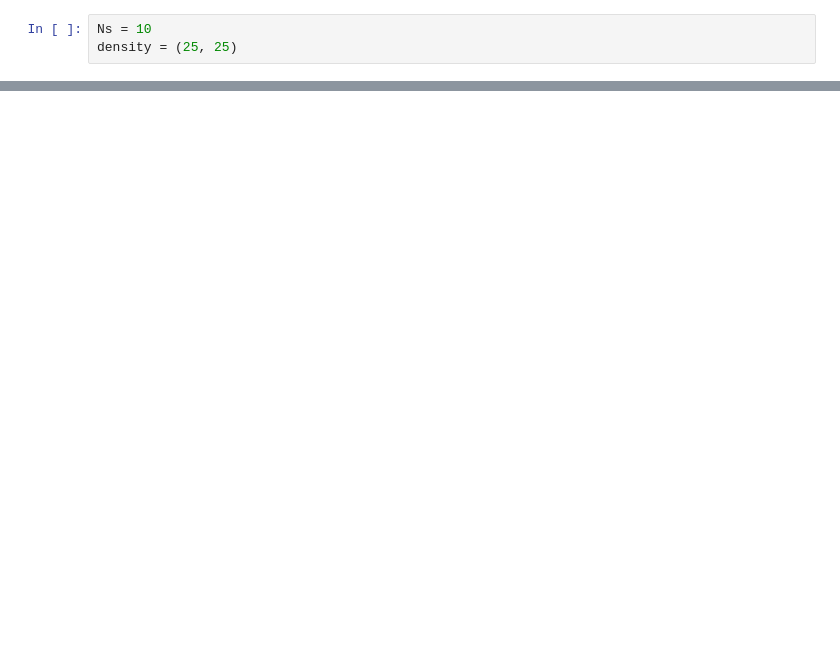
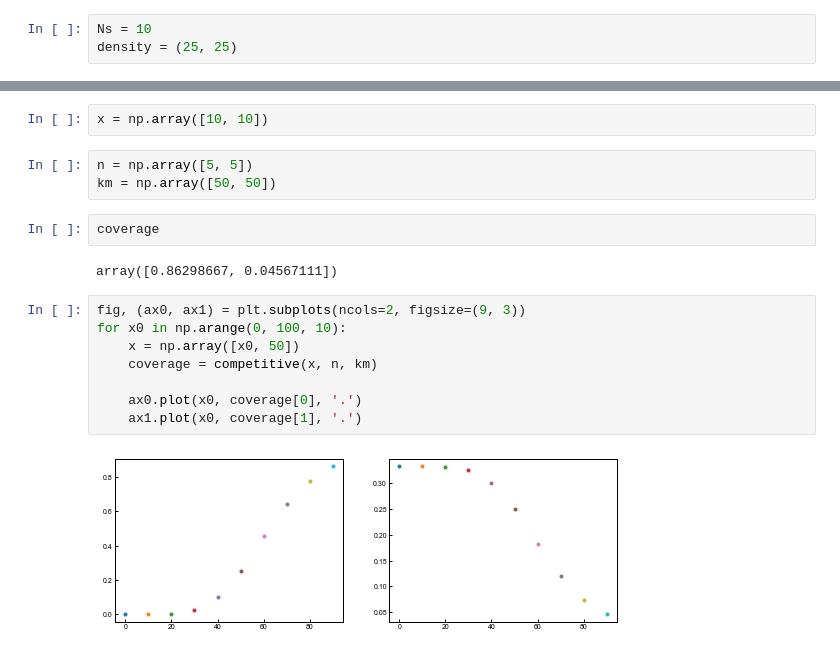
Before and after one commit to sbernasek/binding, a Jupyter notebook: notebooks/development.ipynb, the cells around one changed output, grey strips where cells are left out. Drawn from its saved outputs; the diff is of its cells as text; blank space fills up the shorter version.

```diff
--- a/notebooks/development.ipynb
+++ b/notebooks/development.ipynb
@@ -48,0 +170,19 @@ fig = rsweep.plot_contours(species='Pnt', variable='Pnt', fixed=0, figsize=(2.5,
+# %%
+x = np.array([10, 10])
+# %%
+n = np.array([5, 5])
+km = np.array([50, 50])
+# %%
+coverage
+# %% [output]
+array([0.86298667, 0.04567111])
+# %%
+fig, (ax0, ax1) = plt.subplots(ncols=2, figsize=(9, 3))
+for x0 in np.arange(0, 100, 10):
+    x = np.array([x0, 50])
+    coverage = competitive(x, n, km)
+
+    ax0.plot(x0, coverage[0], '.')
+    ax1.plot(x0, coverage[1], '.')
+# %% [output]
+[figure, added]
```
Also changed, not shown: parts of 23 cells of this notebook, 1 other file.
